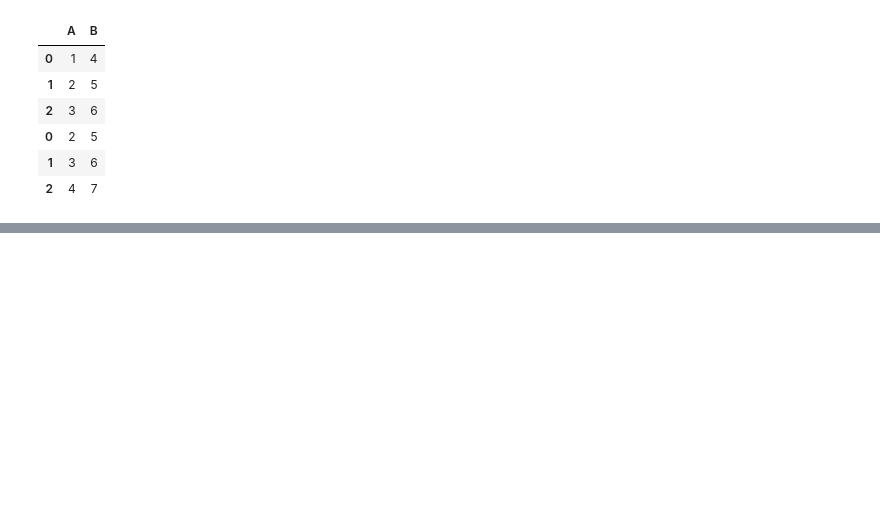
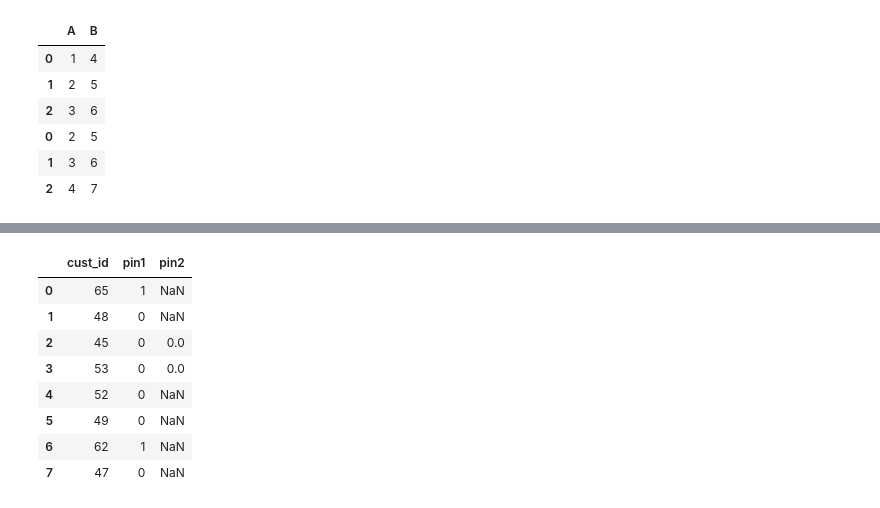
Before and after one commit to hitenverma1/Python_Coding, a Jupyter notebook: join_table.ipynb, the cells around one changed output, grey strips where cells are left out. Drawn from its saved outputs; the diff is of its cells as text; code cells hidden in the pictures; blank space fills up the shorter version.

```diff
--- a/join_table.ipynb
+++ b/join_table.ipynb
@@ -340,0 +388,12 @@ pd.concat([df1, df2])
+# %%
+pd.merge(df1,df2, on='cust_id',how='left')
+# %% [output]
+|  | cust_id | pin1 | pin2 |
+| 0 | 65 | 1 | NaN |
+| 1 | 48 | 0 | NaN |
+| 2 | 45 | 0 | 0.0 |
+| 3 | 53 | 0 | 0.0 |
+| 4 | 52 | 0 | NaN |
+| 5 | 49 | 0 | NaN |
+| 6 | 62 | 1 | NaN |
+| 7 | 47 | 0 | NaN |
```
Also changed, not shown: parts of 14 cells of this notebook, 2 other files.
